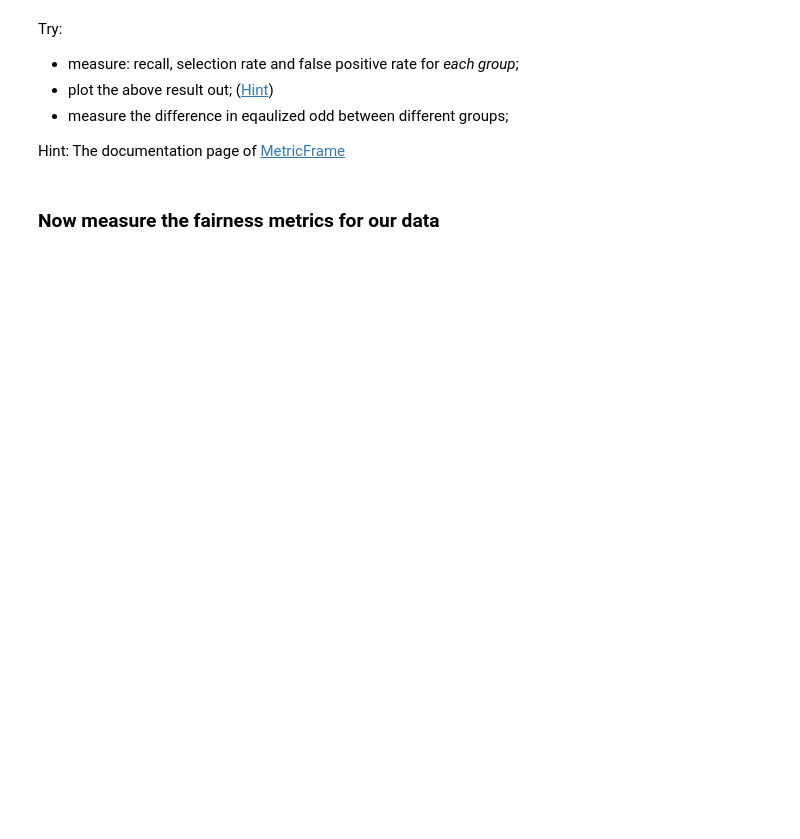
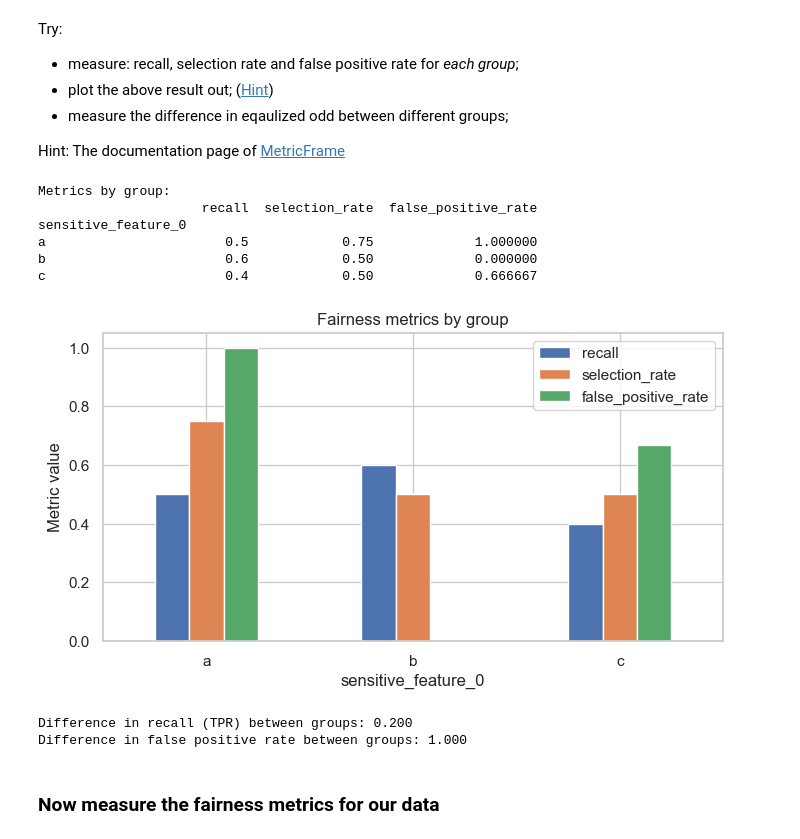
Before and after one commit to danielries/RAI_fairness_exercise, a Jupyter notebook: exercise.ipynb, the cells around one changed output. Drawn from its saved outputs; the diff is of its cells as text; code cells hidden in the pictures; blank space fills up the shorter version.

```diff
--- a/exercise.ipynb
+++ b/exercise.ipynb
@@ -271,6 +271,53 @@ Try:
 
 
 Hint: The documentation page of [MetricFrame](https://fairlearn.org/main/api_reference/generated/fairlearn.metrics.MetricFrame.html#fairlearn.metrics.MetricFrame)
+# %%
+from fairlearn.metrics import MetricFrame, selection_rate, false_positive_rate, true_positive_rate
+import matplotlib.pyplot as plt
+
+# Example data
+y_true = [0, 1, 1, 1, 1, 0, 1, 0, 1, 0, 0, 0, 1, 1, 1, 1, 1, 1]
+y_pred = [0, 0, 1, 0, 1, 1, 1, 0, 0, 1, 1, 1, 1, 0, 0, 1, 1, 0]
+sf_data = ['b', 'b', 'a', 'b', 'b', 'c', 'c', 'c', 'a',
+           'a', 'c', 'a', 'b', 'c', 'c', 'b', 'c', 'c']
+
+# Create MetricFrame
+mf = MetricFrame(
+    metrics={
+        'recall': true_positive_rate,
+        'selection_rate': selection_rate,
+        'false_positive_rate': false_positive_rate
+    },
+    y_true=y_true,
+    y_pred=y_pred,
+    sensitive_features=sf_data
+)
+
+print("Metrics by group:")
+print(mf.by_group)
+
+# Plot the results
+mf.by_group.plot.bar(figsize=(8,4))
+plt.title("Fairness metrics by group")
+plt.ylabel("Metric value")
+plt.xticks(rotation=0)
+plt.show()
+
+# Measure difference in equalized odds (max difference in TPR and FPR)
+recall_diff = mf.by_group['recall'].max() - mf.by_group['recall'].min()
+fpr_diff = mf.by_group['false_positive_rate'].max() - mf.by_group['false_positive_rate'].min()
+print(f"Difference in recall (TPR) between groups: {recall_diff:.3f}")
+print(f"Difference in false positive rate between groups: {fpr_diff:.3f}")
+# %% [output]
+Metrics by group:
+                     recall  selection_rate  false_positive_rate
+sensitive_feature_0
+a                       0.5            0.75             1.000000
+b                       0.6            0.50             0.000000
+c                       0.4            0.50             0.666667
+[figure, added]
+Difference in recall (TPR) between groups: 0.200
+Difference in false positive rate between groups: 1.000
 # %% [markdown]
 ### Now measure the fairness metrics for our data
 # %% [markdown]
```
Also changed, not shown: parts of 4 cells of this notebook.
